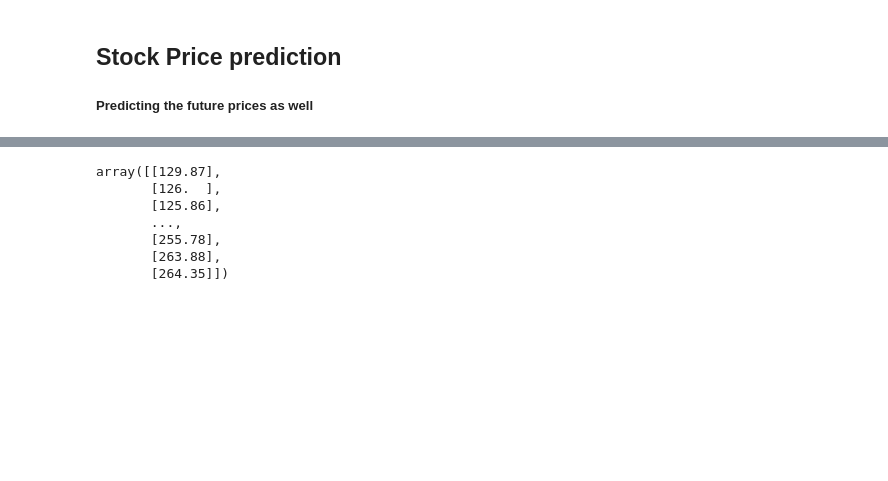
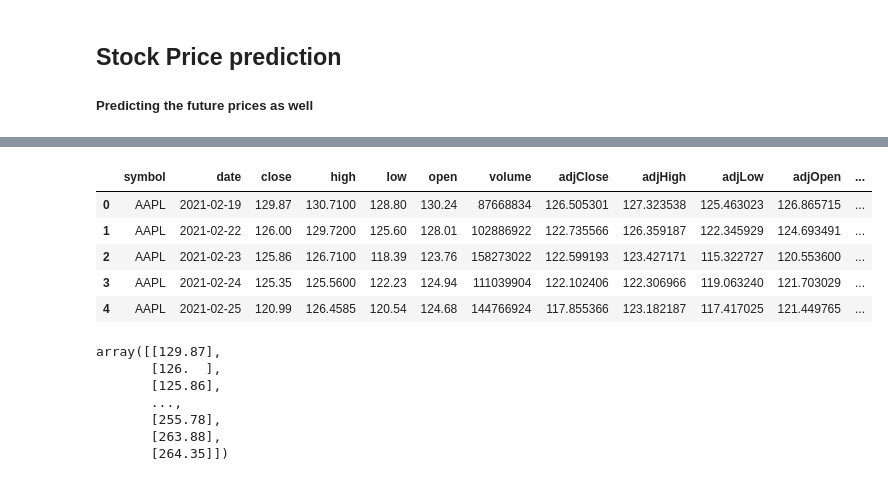
Before and after one commit to utsav87589/LSTM---Stock-price-prediction, a Jupyter notebook: v1/notebooks/future_price_predict.ipynb, the cells around one changed output, grey strips where cells are left out. Cells and saved outputs as stored; diff of their text form; code cells hidden in the pictures; blank space fills up the shorter version.

```diff
--- a/v1/notebooks/future_price_predict.ipynb
+++ b/v1/notebooks/future_price_predict.ipynb
@@ -22,3 +42,14 @@ df.head()
+# %%
+df['date'] = df['date'].astype('date64[pyarrow]')
+# %%
+df.head()
+# %% [output]
+|  | symbol | date | close | high | low | open | volume | adjClose | adjHigh | adjLow | adjOpen | ... |
+| 0 | AAPL | 2021-02-19 | 129.87 | 130.7100 | 128.80 | 130.24 | 87668834 | 126.505301 | 127.323538 | 125.463023 | 126.865715 | ... |
+| 1 | AAPL | 2021-02-22 | 126.00 | 129.7200 | 125.60 | 128.01 | 102886922 | 122.735566 | 126.359187 | 122.345929 | 124.693491 | ... |
+| 2 | AAPL | 2021-02-23 | 125.86 | 126.7100 | 118.39 | 123.76 | 158273022 | 122.599193 | 123.427171 | 115.322727 | 120.553600 | ... |
+| 3 | AAPL | 2021-02-24 | 125.35 | 125.5600 | 122.23 | 124.94 | 111039904 | 122.102406 | 122.306966 | 119.063240 | 121.703029 | ... |
+| 4 | AAPL | 2021-02-25 | 120.99 | 126.4585 | 120.54 | 124.68 | 144766924 | 117.855366 | 123.182187 | 117.417025 | 121.449765 | ... |
 # %%
 ### targeting the 'close' feature only
 df_closing_price = df[['close']].values
```
Also changed, not shown: parts of 19 cells of this notebook.
